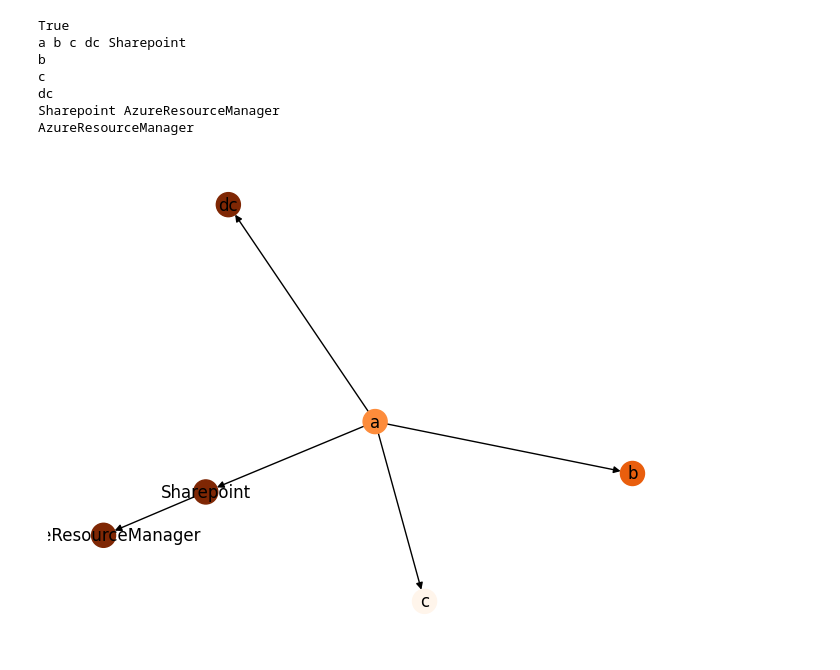
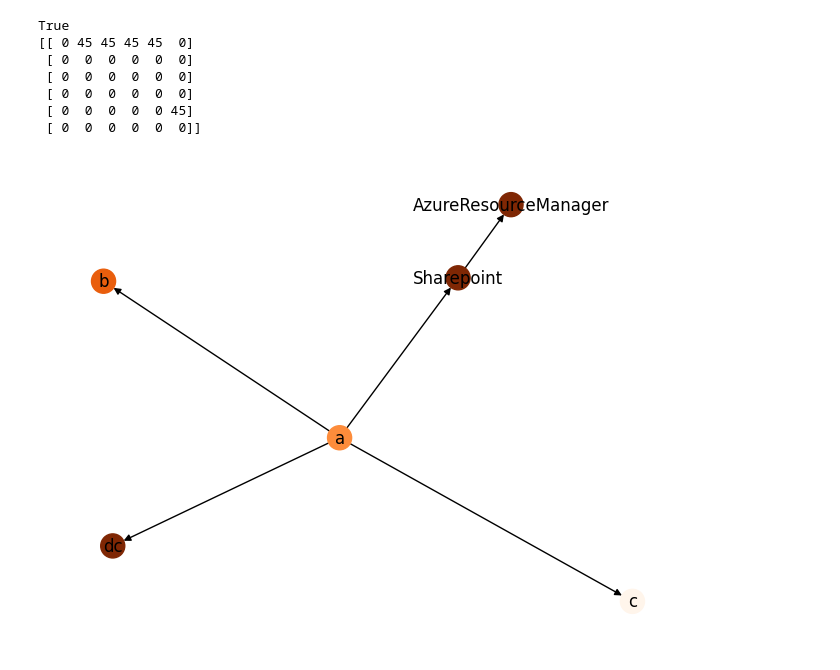
Before and after one commit to avendauz/CyberBattleSim, a Jupyter notebook: cyberbattle/simulation/vulnerability_graph_test.ipynb, the cells around one changed output. Drawn from its saved outputs; the diff is of its cells as text; code cells hidden in the pictures.

```diff
--- a/cyberbattle/simulation/vulnerability_graph_test.ipynb
+++ b/cyberbattle/simulation/vulnerability_graph_test.ipynb
@@ -28,34 +28,34 @@ ENV.plot_environment_graph()
 # %%
 attacker = actions.AgentActions(ENV)
 defender = actions.DefenderAgentActions(ENV, attacker, 10)
 # attacker.print_all_attacks()
 # print(attacker.list_vulnerabilities_in_target("a"))
 
 # def build_edges(nodes: List[actions.DiscoveredNodeInfo]):
 #     for n in [x for x in nodes if x["status"] == "owned"]:
 #         try:
 #             local_attacks = attacker.list_local_attacks(n["id"])
 #             for attack in local_attacks:
 #                 if attacker.__process_outcome(model.VulnerabilityType.LOCAL, attack, n["id"],defender._environment.get_node(n["id"]), False, 0, True):
 #                     attacker.__annotate_edge()
 #         except:
 # build_edges()
 
 for i, x in defender.get_vulnerable_nodes():
-    defender.identify_vulnerable_neighbour()
+    defender.identify_vulnerable_neighbour(i,x)
 # print(nx.adjacency_matrix(defender.get_vulnerability_graph()))
 def plot_environment_graph(network) -> None:
         """Plot the full environment graph"""
         nx.draw(network, with_labels=True, node_color=[n["data"].value for i, n in network.nodes.items()], cmap=plt.cm.Oranges)  # type:ignore
 plot_environment_graph(defender.get_vulnerability_graph())
 print(defender.get_vulnerability_graph().has_edge("Sharepoint", "AzureResourceManager"))
-print(nx.to_pandas_adjacency(defender.get_vulnerability_graph()))
+print(nx.to_numpy_array(defender.get_vulnerability_graph(), None, dtype=int))
 # %% [output]
 True
-a b c dc Sharepoint
-b
-c
-dc
-Sharepoint AzureResourceManager
-AzureResourceManager
+[[ 0 45 45 45 45  0]
+ [ 0  0  0  0  0  0]
+ [ 0  0  0  0  0  0]
+ [ 0  0  0  0  0  0]
+ [ 0  0  0  0  0 45]
+ [ 0  0  0  0  0  0]]
-[figure, old version]
+[figure, new version]
```
Also changed, not shown: parts of 1 cell of this notebook, 2 other files.
